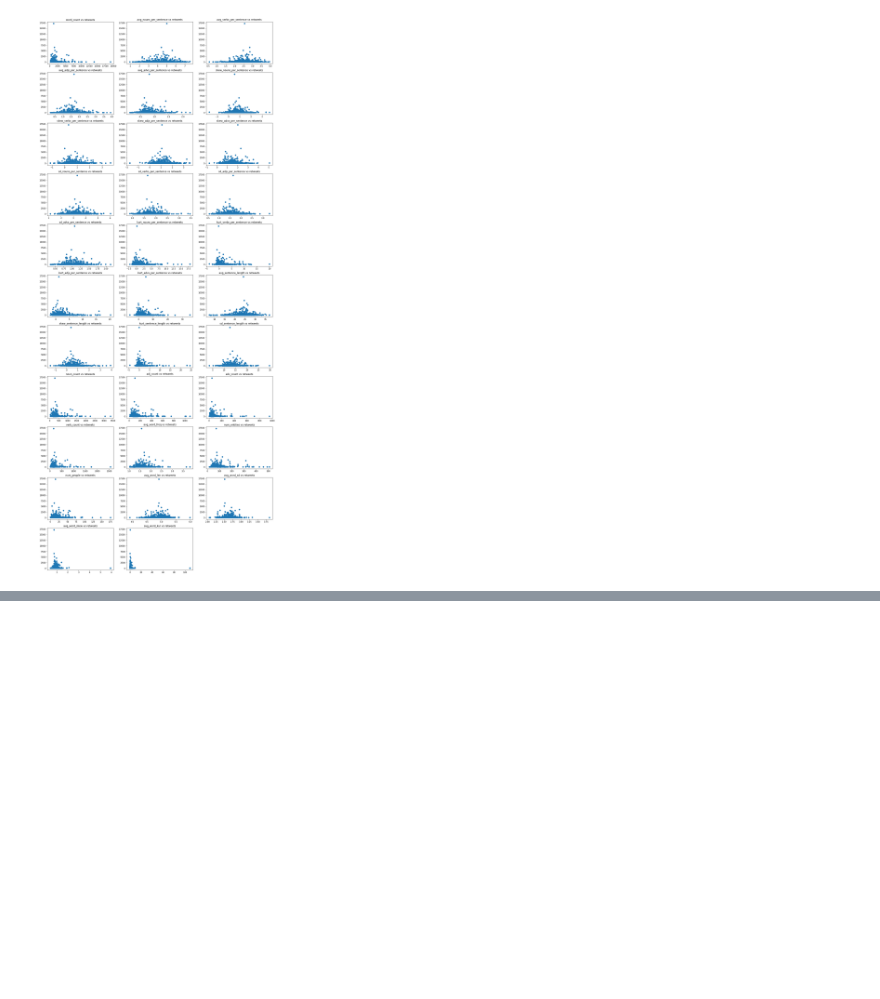
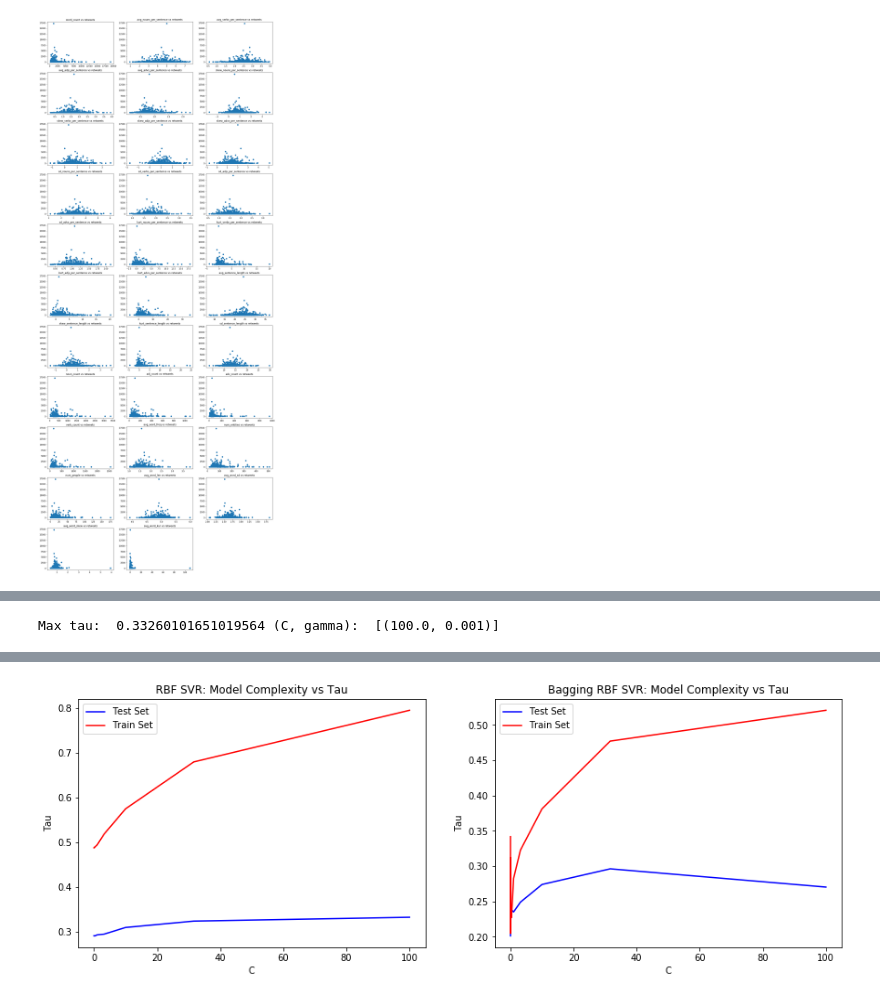
Before and after one commit to ruthlee/NYT_Analysis, a Jupyter notebook: notebooks/rbf_explorations.ipynb, the cells around one changed output, grey strips where cells are left out. Cells and saved outputs as stored; diff of their text form; code cells hidden in the pictures; blank space fills up the shorter version.

```diff
--- a/notebooks/rbf_explorations.ipynb
+++ b/notebooks/rbf_explorations.ipynb
@@ -321,8 +322,9 @@ plot(china, titles)
 getting rid of 0 null columns
 [figure]
 # %%
-C_range = np.logspace(-3, 3, 15)
-gamma_range = np.logspace(-3, 3, 15)
+C_range = np.logspace(-5, 2, 15)
+gamma_range = np.logspace(-5, 2, 15)
 
 max_gamma = optimize_hyperparameters(china, C_range, gamma_range)
 get_complexity_plot(china, C_range, max_gamma, bag = True)
+# %% [output]
@@ -328,0 +332 @@ get_complexity_plot(china, C_range, max_gamma, bag = True)
+Max tau:  0.33260101651019564 (C, gamma):  [(100.0, 0.001)]
@@ -328,0 +334 @@ get_complexity_plot(china, C_range, max_gamma, bag = True)
+[figure, added]
```
Also changed, not shown: parts of 6 cells of this notebook.
